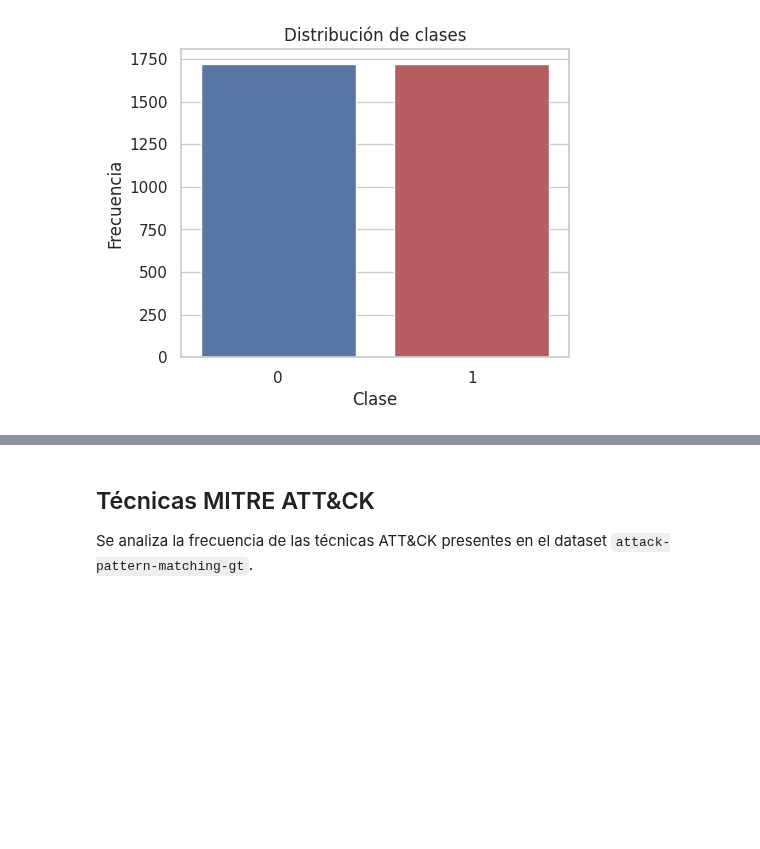
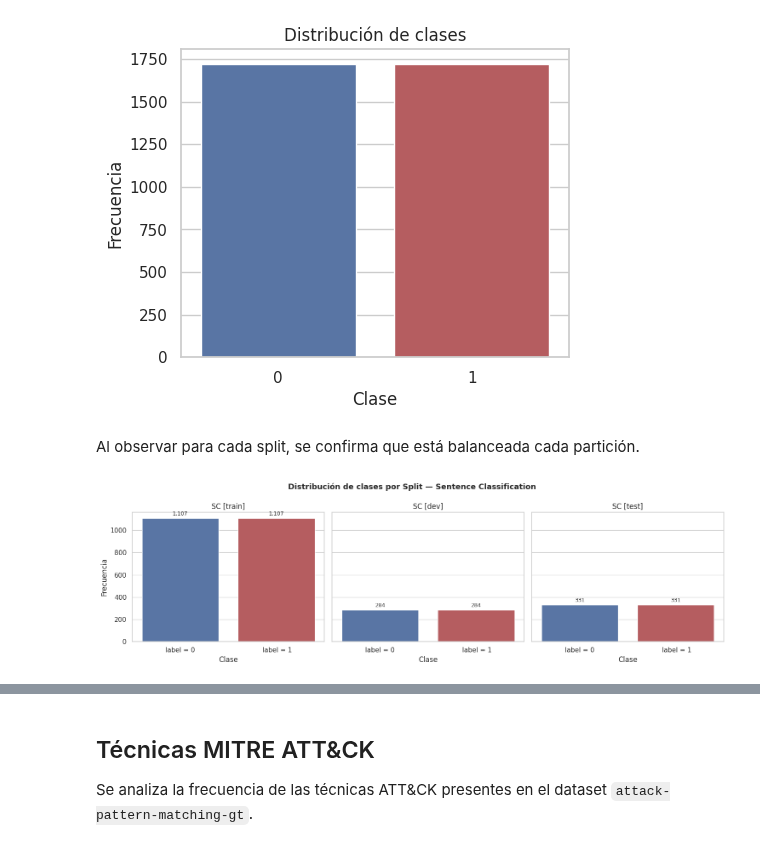
Before and after one commit to Jim-VA/ThreatLLM_v2, a Jupyter notebook: notebooks/Avance1.55Equipo.ipynb, the cells around one changed output, grey strips where cells are left out. Saved outputs shown, nothing was run; the diff lists cells and outputs as text; code cells hidden in the pictures; blank space fills up the shorter version.

```diff
--- a/notebooks/Avance1.55Equipo.ipynb
+++ b/notebooks/Avance1.55Equipo.ipynb
@@ -407,3 +678,55 @@ plt.show()
 | 1 | 1722 |
 dtype: int64
 [figure]
+# %% [markdown]
+Al observar para cada split, se confirma que está balanceada cada partición.
+# %%
+sc = {"train": sc_train, "dev": sc_dev, "test": sc_test}
+class_names = {0: "label = 0", 1: " label = 1"}
+
+fig, axes = plt.subplots(1, 3, figsize=(15, 4.5), sharey=True)
+
+splits = ["train", "dev", "test"]
+
+for col, s in enumerate(splits):
+    # Obtener la distribución de clases de cada split
+    class_distribution = sc[s]["label"].value_counts().sort_index()
+
+    x_labels = [
+        class_names.get(val, str(val)) for val in class_distribution.index
+    ]
+
+    ax = axes[col]
+    sns.barplot(
+        x=x_labels,
+        y=class_distribution.values,
+        palette=["#4c72b0", "#c44e52"],
+        ax=ax,
+    )
+
+    for p in ax.patches:
+        height = int(p.get_height())
+        if height > 0:
+            ax.annotate(
+                f"{height:,}",
+                (p.get_x() + p.get_width() / 2.0, height),
+                ha="center",
+                va="bottom",
+                fontsize=9,
+                xytext=(0, 3),
+                textcoords="offset points",
+            )
+
+    ax.set_title(f"SC [{s}]")
+    ax.set_xlabel("Clase")
+    ax.set_ylabel("Frecuencia" if col == 0 else "")
+
+plt.suptitle(
+    "Distribución de clases por Split — Sentence Classification",
+    fontsize=13,
+    fontweight="bold",
+)
+plt.tight_layout()
+plt.show()
+# %% [output]
+[figure, added]
```
Also changed, not shown: parts of 42 cells of this notebook.
